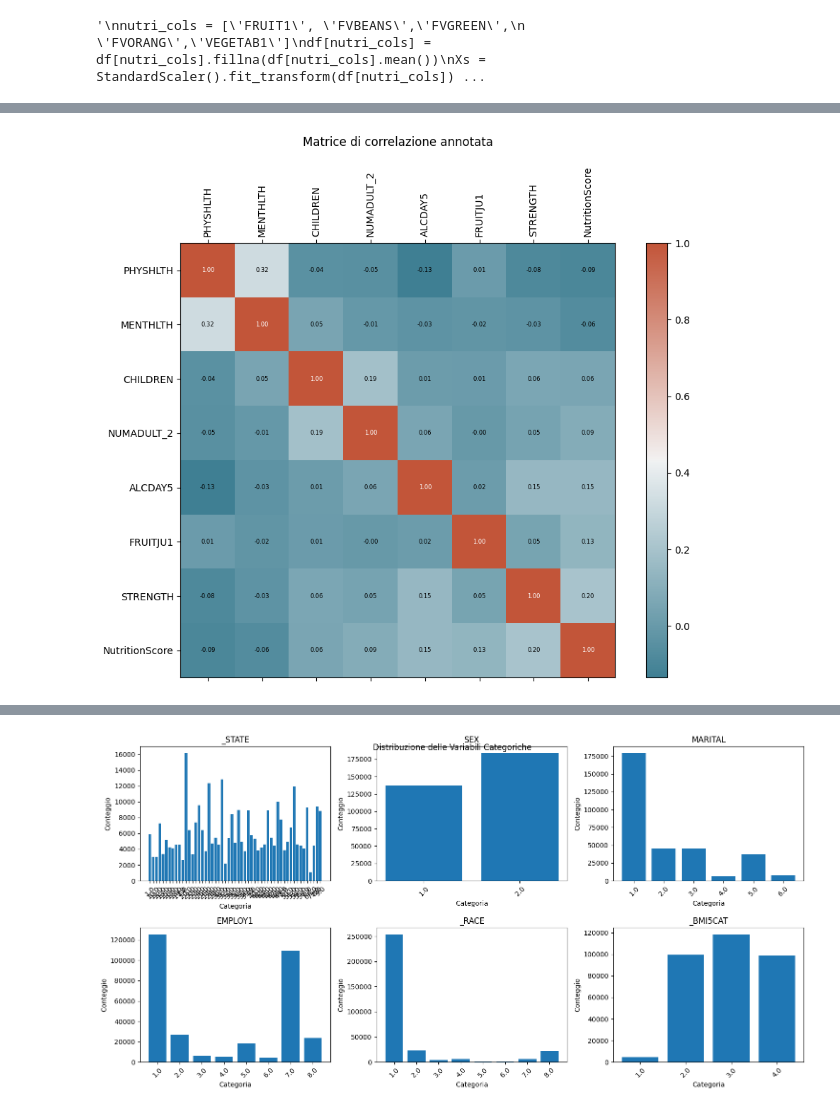
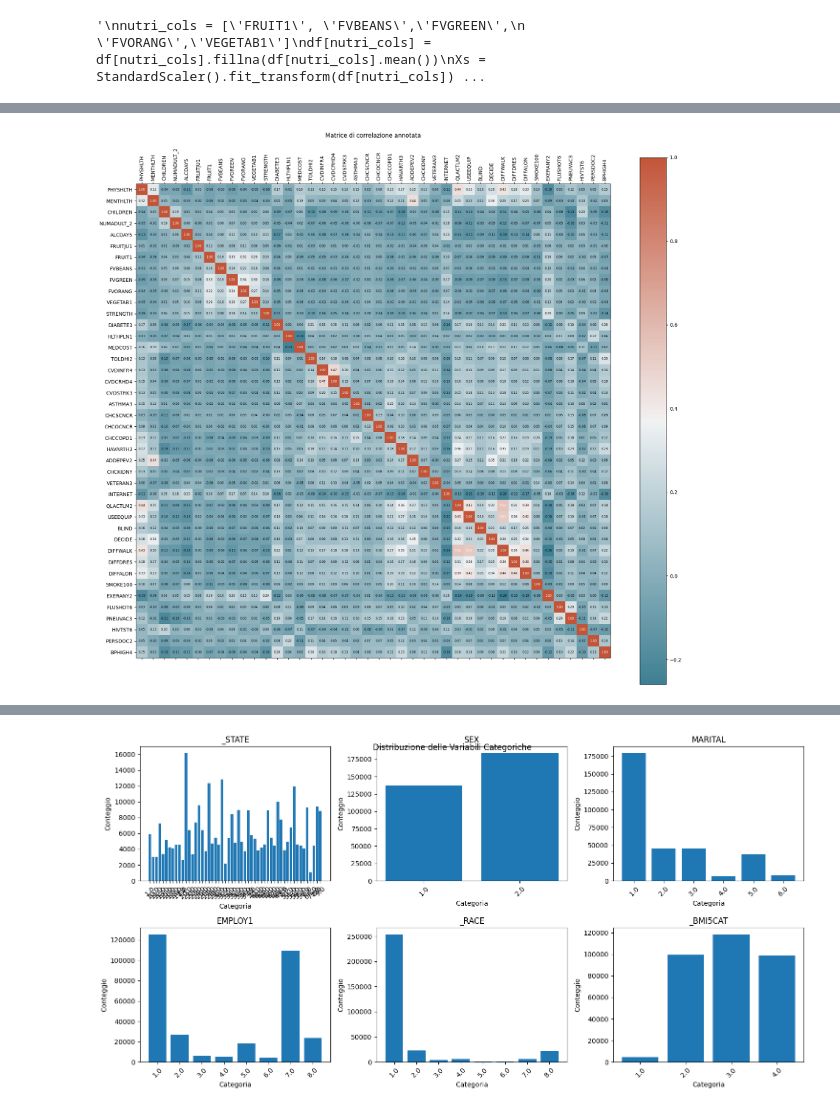
Before and after one commit to RossSacco/DmmlPJ, a Jupyter notebook: DataVisualization.ipynb, the cells around one changed output, grey strips where cells are left out. Cells and saved outputs as stored; diff of their text form; code cells hidden in the pictures.

```diff
--- a/DataVisualization.ipynb
+++ b/DataVisualization.ipynb
@@ -451,29 +431,29 @@ plt.show()
-# %%
-# 4) Heatmap annotata della correlazione
-corr = df[numeric_cols].corr()
-cmap = sns.diverging_palette(220, 20, as_cmap=True)
-
-# 3) Disegna la heatmap
-fig, ax = plt.subplots(figsize=(10, 8))
-cax = ax.matshow(corr, cmap=cmap)
-fig.colorbar(cax)
-
-# 4) Tick e label
-ticks = np.arange(len(numeric_cols))
-ax.set_xticks(ticks)
-ax.set_yticks(ticks)
-ax.set_xticklabels(numeric_cols, rotation=90)
-ax.set_yticklabels(numeric_cols)
-
-# 5) Annotazioni
-for i in ticks:
-    for j in ticks:
-        ax.text(j, i, f"{corr.iloc[i, j]:.2f}",
-                ha='center', va='center', fontsize=6,
-                color='white' if abs(corr.iloc[i, j]) > 0.5 else 'black')
-
-plt.title('Matrice di correlazione annotata', pad=20)
-plt.tight_layout()
-plt.show()
-# %% [output]
-[figure, removed]
+# %%
+titi = numeric_cols + ['DIABETE3'] + binary_cols
+corr = df[titi].corr()
+cmap = sns.diverging_palette(220, 20, as_cmap=True)
+
+# 3) Disegna la heatmap
+fig, ax = plt.subplots(figsize=(18, 16))
+cax = ax.matshow(corr, cmap=cmap)
+fig.colorbar(cax)
+
+# 4) Tick e label
+ticks = np.arange(len(titi))
+ax.set_xticks(ticks)
+ax.set_yticks(ticks)
+ax.set_xticklabels(titi, rotation=90)
+ax.set_yticklabels(titi)
+
+# 5) Annotazioni
+for i in ticks:
+    for j in ticks:
+        ax.text(j, i, f"{corr.iloc[i, j]:.2f}",
+                ha='center', va='center', fontsize=6,
+                color='white' if abs(corr.iloc[i, j]) > 0.5 else 'black')
+
+plt.title('Matrice di correlazione annotata', pad=20)
+plt.tight_layout()
+plt.show()
+# %% [output]
+[figure, added]
```
Also changed, not shown: parts of 18 cells of this notebook, 17 other files.
